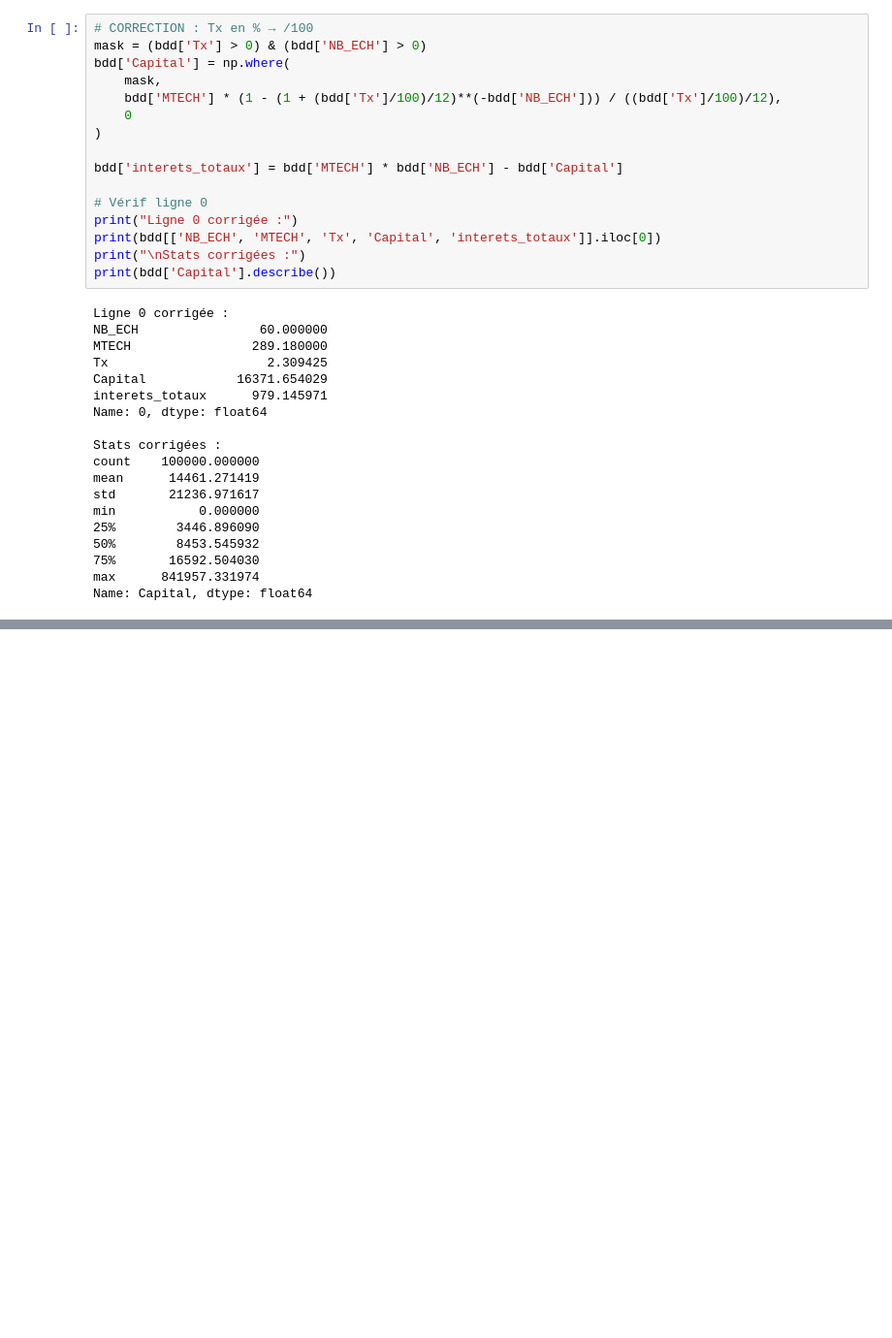
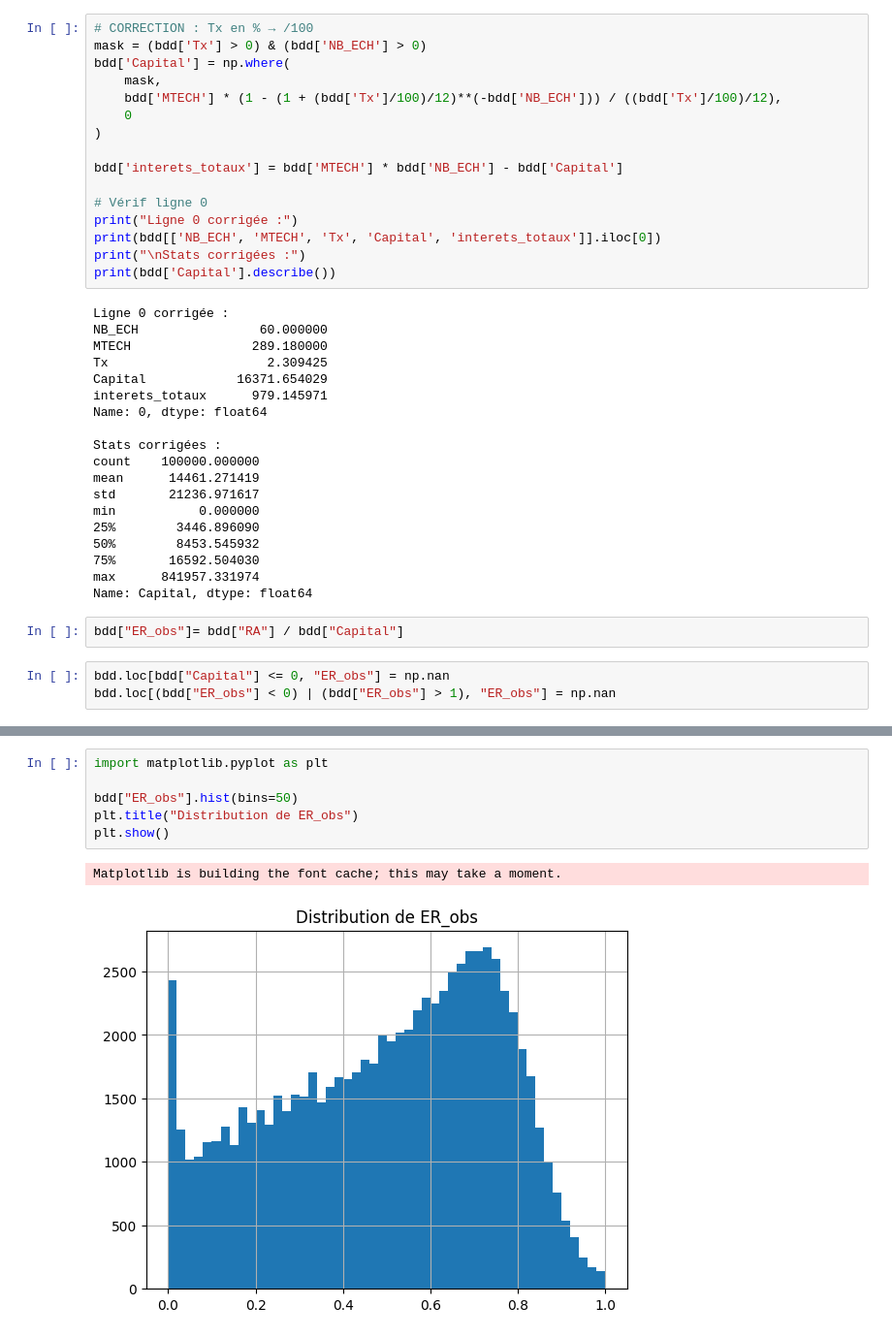
Before and after one commit to Endoresuu/PFE, a Jupyter notebook: nettoyage.ipynb, the cells around one changed output, grey strips where cells are left out. Shown at 97% size. Drawn from its saved outputs; the diff is of its cells as text; blank space fills up the shorter version.

```diff
--- a/nettoyage.ipynb
+++ b/nettoyage.ipynb
@@ -309,3 +309,8 @@ min           0.000000
 75%       16592.504030
 max      841957.331974
 Name: Capital, dtype: float64
+# %%
+bdd["ER_obs"]= bdd["RA"] / bdd["Capital"]
+# %%
+bdd.loc[bdd["Capital"] <= 0, "ER_obs"] = np.nan
+bdd.loc[(bdd["ER_obs"] < 0) | (bdd["ER_obs"] > 1), "ER_obs"] = np.nan
@@ -311,0 +329,9 @@ Name: Capital, dtype: float64
+# %%
+import matplotlib.pyplot as plt
+
+bdd["ER_obs"].hist(bins=50)
+plt.title("Distribution de ER_obs")
+plt.show()
+# %% [output]
+Matplotlib is building the font cache; this may take a moment.
+[figure, added]
```
Also changed, not shown: parts of 1 cell of this notebook.
